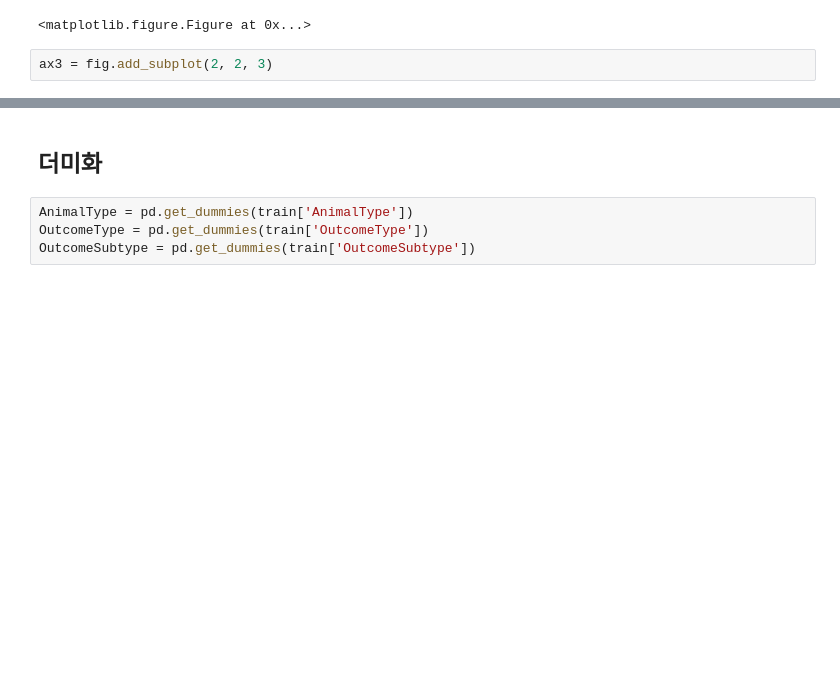
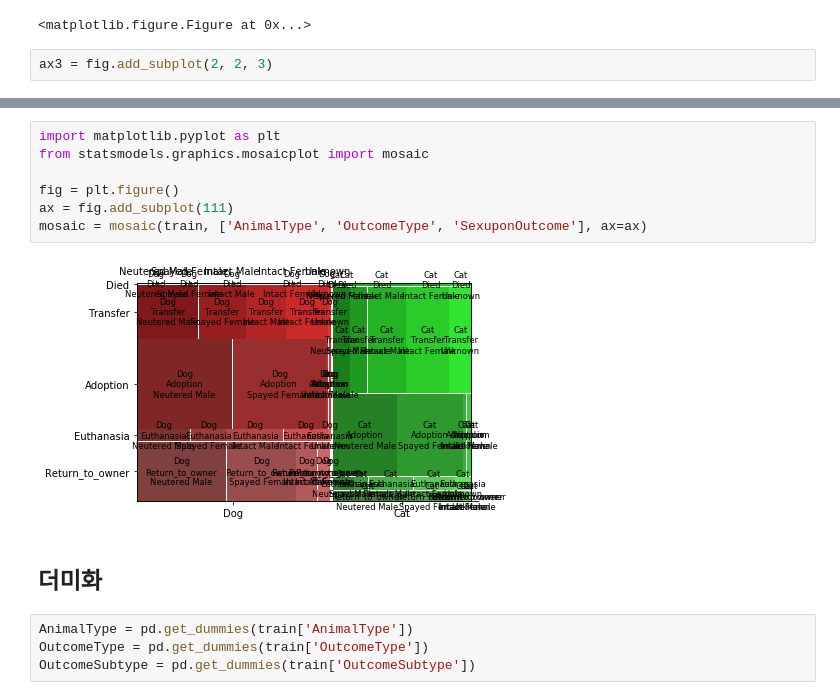
Before and after one commit to JihongL/Shelter-Animal-Outcomes, a Jupyter notebook: Shelter_EDA.ipynb, the cells around one changed output, grey strips where cells are left out. Drawn from its saved outputs; the diff is of its cells as text; blank space fills up the shorter version.

```diff
--- a/Shelter_EDA.ipynb
+++ b/Shelter_EDA.ipynb
@@ -177,3 +177,12 @@ sns.countplot(data=train, x='SexuponOutcome', hue='AnimalType', ax=ax2)
+# %%
+import matplotlib.pyplot as plt
+from statsmodels.graphics.mosaicplot import mosaic
+
+fig = plt.figure()
+ax = fig.add_subplot(111)
+mosaic = mosaic(train, ['AnimalType', 'OutcomeType', 'SexuponOutcome'], ax=ax)
+# %% [output]
+[figure, added]
 # %% [markdown]
 ## 더미화
 # %%
```
Also changed, not shown: parts of 3 cells of this notebook, 1 other file.
